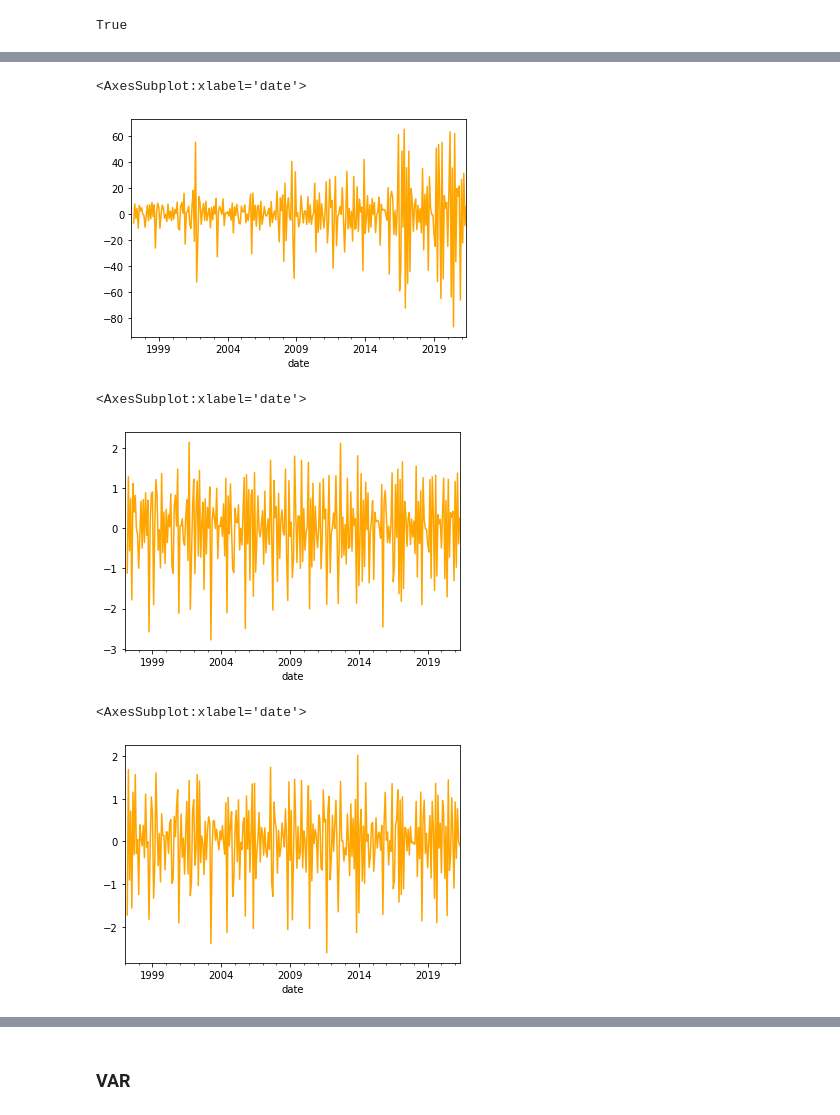
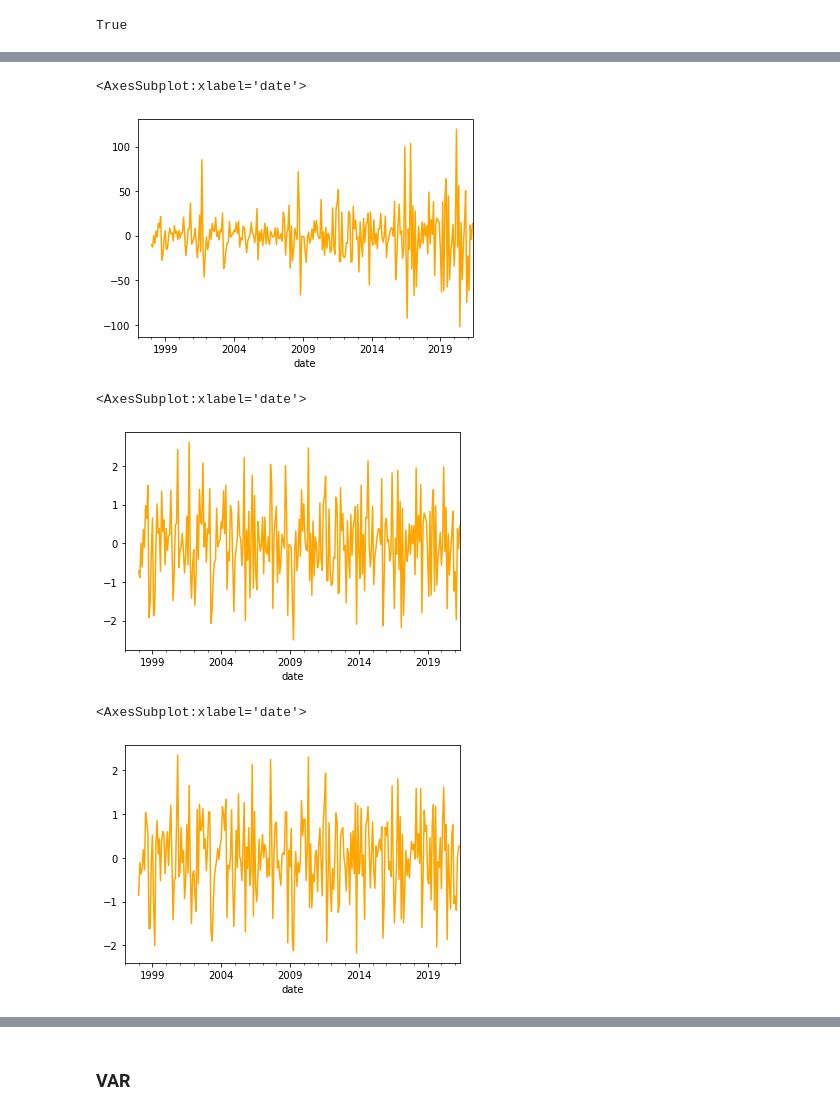
Before and after one commit to t0nychn/UG_thesis, a Jupyter notebook: Exploratory3.ipynb, the cells around one changed output, grey strips where cells are left out. Saved outputs shown, nothing was run; the diff lists cells and outputs as text; code cells hidden in the pictures.

Commit message:
fix df index bug

```diff
--- a/Exploratory3.ipynb
+++ b/Exploratory3.ipynb
@@ -41,11 +41,11 @@ plt.show()
 # %%
-epu = pd.read_csv('data/EPUGlobal.csv', parse_dates=True, index_col='date', dayfirst=True)
-epu['MA2'] = epu.GEPU_current.rolling(2).mean()
+epu = pd.read_csv('data/EPUGlobal.csv', parse_dates=True, index_col='date', dayfirst=True).sort_index()
+epu['MA2'] = epu.GEPU_current.rolling(12).mean()
 epu_shock = (epu.GEPU_current - epu.MA2).diff()
 epu_shock.plot(color='orange')
 # %% [output]
 <AxesSubplot:xlabel='date'>
-[figure, old version]
+[figure, new version]
 # %%
 av1 = epu_shock.groupby(epu_shock.index.year).std()
 epu_av = epu_shock.index.map(lambda x: av1.loc[x.year])
@@ -53,7 +53,7 @@ epu_shock = epu_shock/epu_av
 epu_shock.plot(color='orange')
 # %% [output]
 <AxesSubplot:xlabel='date'>
-[figure, old version]
+[figure, new version]
 # %%
 ma1 = epu_shock.groupby(epu_shock.index.month).mean()
 epu_ma = epu_shock.index.map(lambda x: ma1.loc[x.month])
@@ -61,7 +61,7 @@ epu_shock = epu_shock - epu_ma
 epu_shock.plot(color='orange')
 # %% [output]
 <AxesSubplot:xlabel='date'>
-[figure, old version]
+[figure, new version]
 # %%
 plt.hist(epu_shock, bins=20, color='orange')
 plt.show()
```
Also changed, not shown: parts of 15 cells of this notebook, 4 other files.
